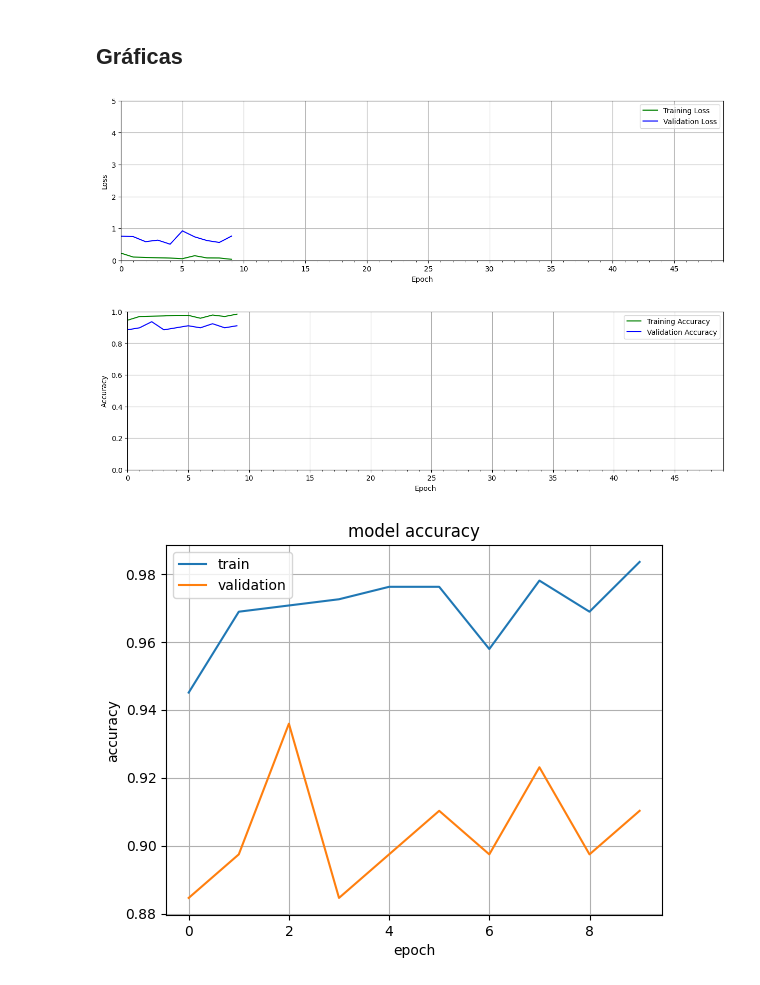
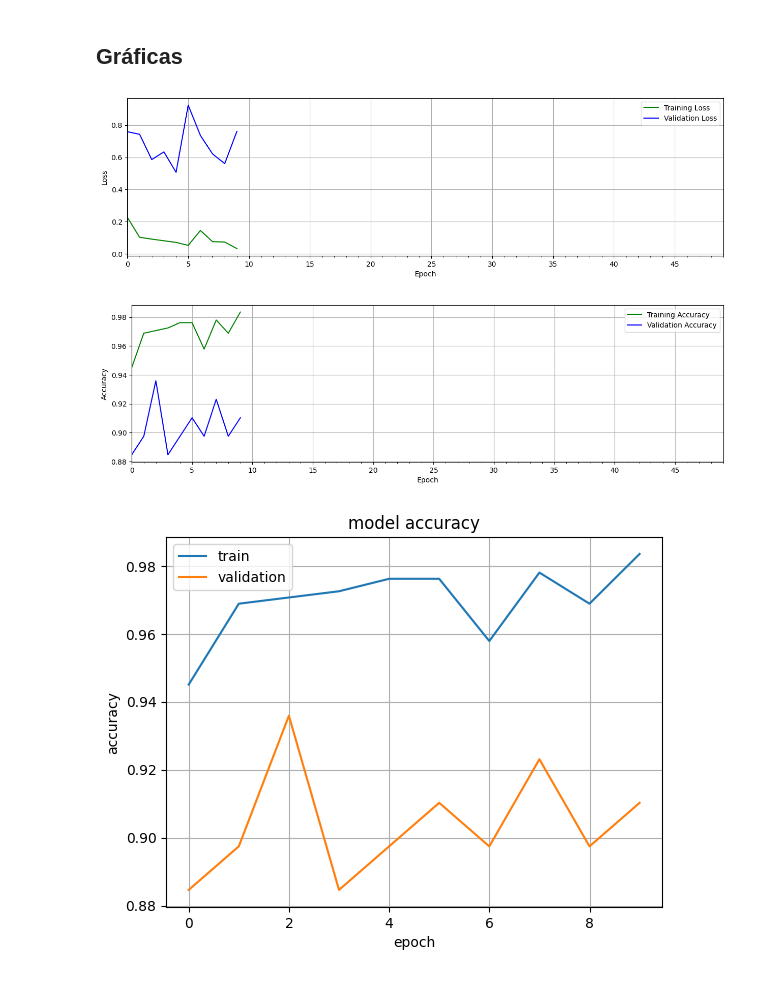
Before and after one commit to GeoSal17/MedMNIST, a Jupyter notebook: examples/prueba.ipynb, the cells around one changed output. Drawn from its saved outputs; the diff is of its cells as text; code cells hidden in the pictures.

```diff
--- a/examples/prueba.ipynb
+++ b/examples/prueba.ipynb
@@ -349,23 +350,23 @@ def plot_results(metrics, title=None, ylabel=None, ylim=None, metric_name=None,
 # %%
 train_loss = historial.history["loss"]
 train_acc  = historial.history["accuracy"]
 valid_loss = historial.history["val_loss"]
 valid_acc  = historial.history["val_accuracy"]
 
 plot_results([ train_loss, valid_loss ],
             ylabel="Loss",
-            ylim = [0.0, 5.0],
+            #ylim = [0.0, 5.0],
             metric_name=["Training Loss", "Validation Loss"],
             color=["g", "b"]);
 
 plot_results([ train_acc, valid_acc ],
             ylabel="Accuracy",
-            ylim = [0.0, 1.0],
+            #ylim = [0.0, 1.0],
             metric_name=["Training Accuracy", "Validation Accuracy"],
             color=["g", "b"])
 # %% [output]
-[figure, old version]
+[figure, new version]
-[figure, old version]
+[figure, new version]
 # %%
 def plot_hist(hist):
     plt.plot(hist.history["accuracy"])
```
Also changed, not shown: parts of 11 cells of this notebook.
